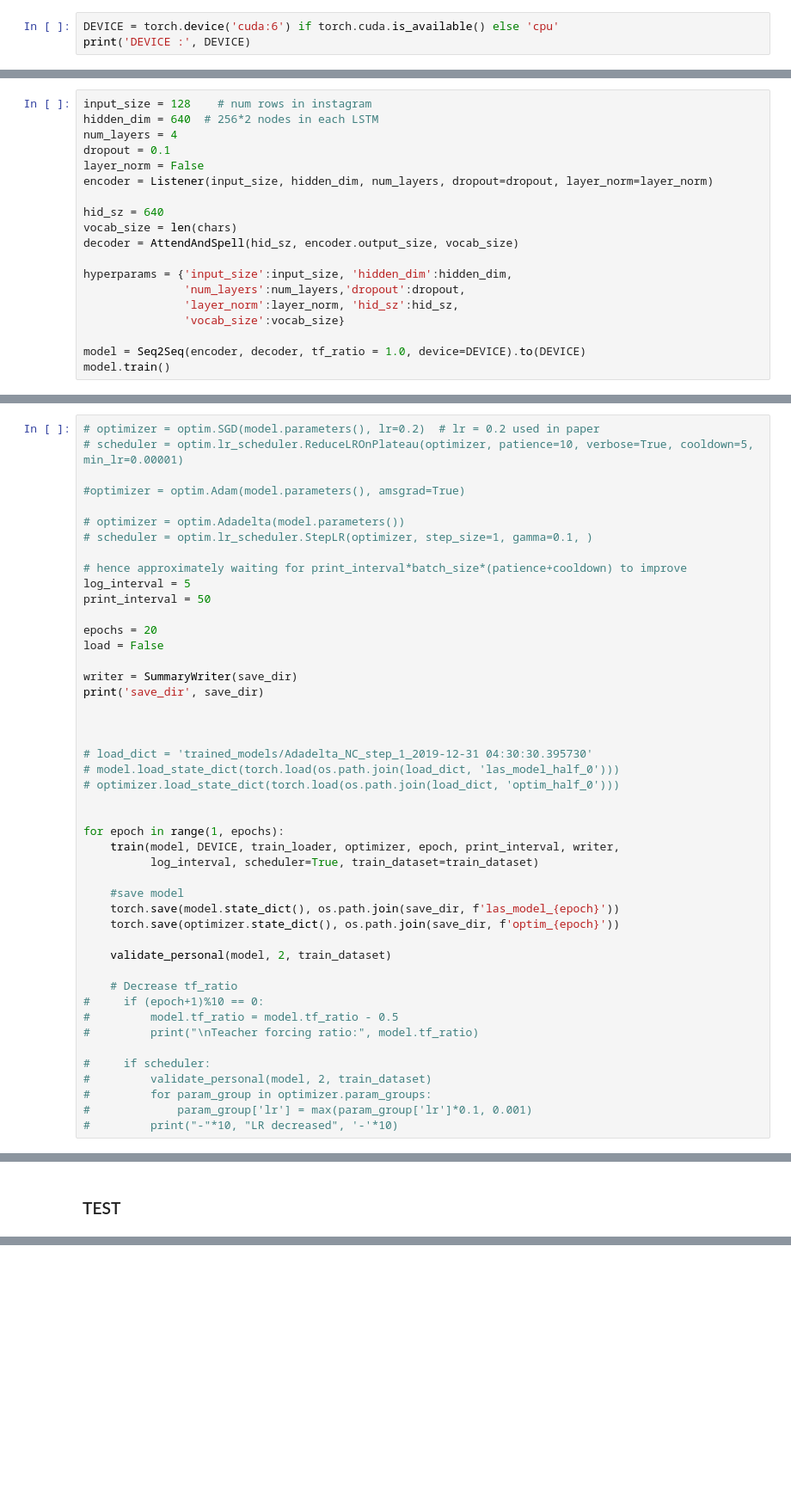
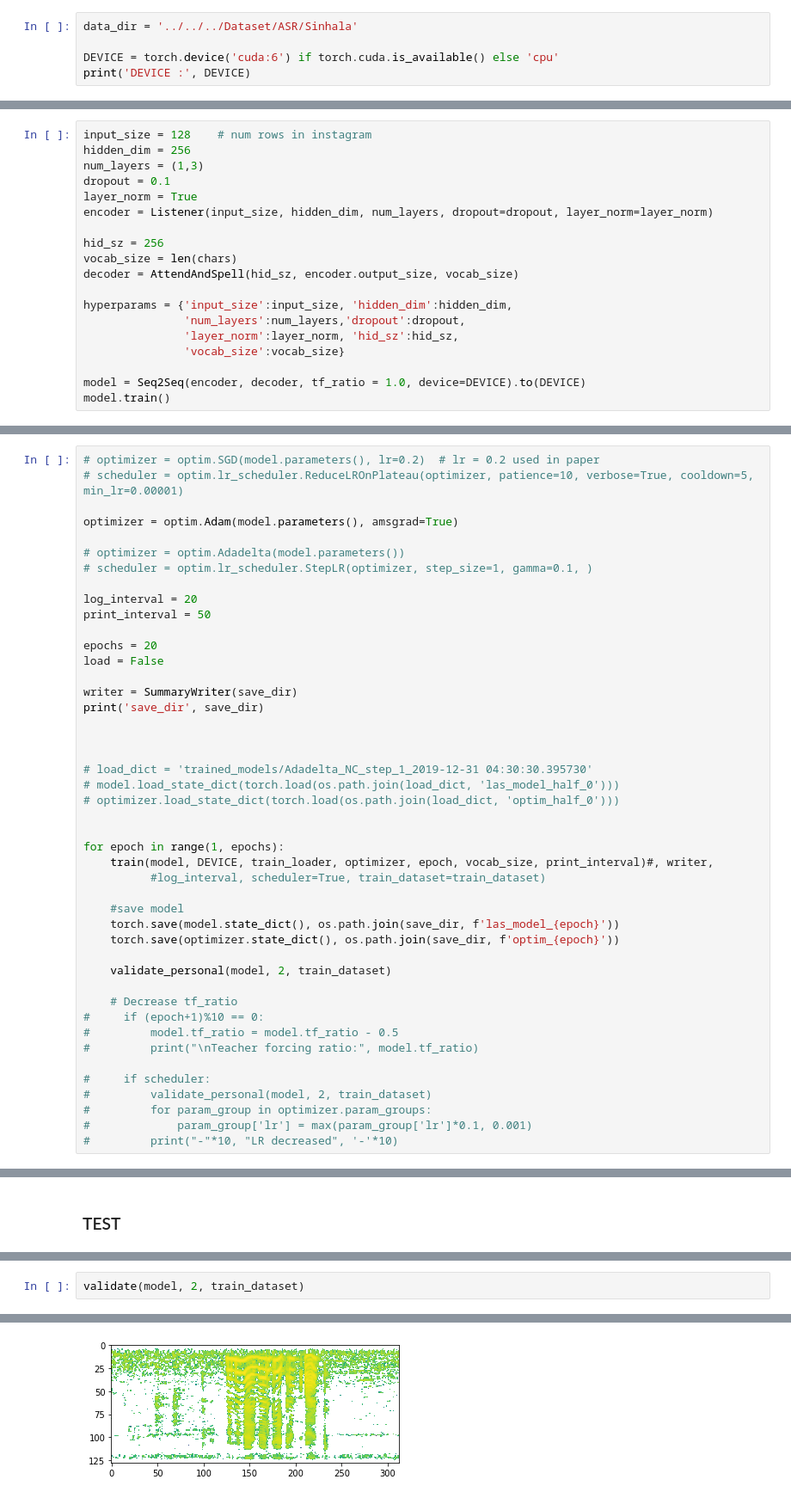
Before and after one commit to sachin-101/Multilingual-ASR-and-MT, a Jupyter notebook: Code/Speech_To_Text/Sinhala/main_sinhala.ipynb, the cells around one changed output, grey strips where cells are left out. Shown at 86% size. Cells and saved outputs as stored; diff of their text form; blank space fills up the shorter version.

Commit message:
Displaying Attention map feature added
Also added non time-downsampling layers in Encoder

```diff
--- a/Code/Speech_To_Text/Sinhala/main_sinhala.ipynb
+++ b/Code/Speech_To_Text/Sinhala/main_sinhala.ipynb
@@ -39,6 +40,8 @@ Tesla V100-PCIE-32GB
 Tesla V100-PCIE-32GB
 Tesla V100-PCIE-16GB
 # %%
+data_dir = '../../../Dataset/ASR/Sinhala'
+
 DEVICE = torch.device('cuda:6') if torch.cuda.is_available() else 'cpu'
 print('DEVICE :', DEVICE)
 # %% [output]
@@ -134,13 +129,13 @@ Number of characters: 70
 ### Instantiate model
 # %%
 input_size = 128    # num rows in instagram
-hidden_dim = 640  # 256*2 nodes in each LSTM
-num_layers = 4
+hidden_dim = 256
+num_layers = (1,3)
 dropout = 0.1
-layer_norm = False
+layer_norm = True
 encoder = Listener(input_size, hidden_dim, num_layers, dropout=dropout, layer_norm=layer_norm)
 
-hid_sz = 640
+hid_sz = 256
 vocab_size = len(chars)
 decoder = AttendAndSpell(hid_sz, encoder.output_size, vocab_size)
 
@@ -310,13 +321,12 @@ torch.Size([1, 128, 263])
 # optimizer = optim.SGD(model.parameters(), lr=0.2)  # lr = 0.2 used in paper
 # scheduler = optim.lr_scheduler.ReduceLROnPlateau(optimizer, patience=10, verbose=True, cooldown=5, min_lr=0.00001)
 
-#optimizer = optim.Adam(model.parameters(), amsgrad=True)
+optimizer = optim.Adam(model.parameters(), amsgrad=True)
 
 # optimizer = optim.Adadelta(model.parameters())
 # scheduler = optim.lr_scheduler.StepLR(optimizer, step_size=1, gamma=0.1, )
 
-# hence approximately waiting for print_interval*batch_size*(patience+cooldown) to improve
-log_interval = 5
+log_interval = 20
 print_interval = 50
 
 epochs = 20
@@ -333,8 +343,8 @@ print('save_dir', save_dir)
 
 
 for epoch in range(1, epochs):
-    train(model, DEVICE, train_loader, optimizer, epoch, print_interval, writer,
-          log_interval, scheduler=True, train_dataset=train_dataset)
+    train(model, DEVICE, train_loader, optimizer, epoch, vocab_size, print_interval)#, writer,
+          #log_interval, scheduler=True, train_dataset=train_dataset)
 
     #save model
     torch.save(model.state_dict(), os.path.join(save_dir, f'las_model_{epoch}'))
@@ -487,0 +391,3 @@ print(len(si_field.vocab.stoi))
+# %%
+validate(model, 2, train_dataset)
+# %% [output]
@@ -487,0 +398 @@ print(len(si_field.vocab.stoi))
+[figure, added]
```
Also changed, not shown: parts of 16 cells of this notebook, 6 other files.
